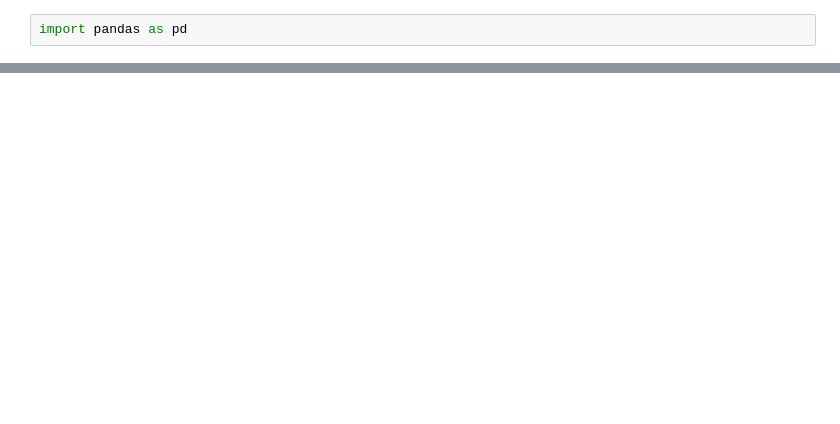
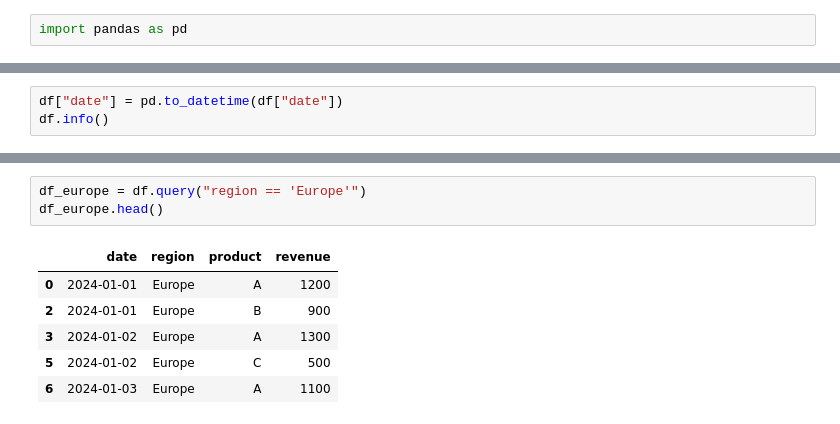
Before and after one commit to COWI-MI/notebooks, a Jupyter notebook: 1.example.ipynb, the cells around one changed output, grey strips where cells are left out. Drawn from its saved outputs; the diff is of its cells as text; blank space fills up the shorter version.

```diff
--- a/1.example.ipynb
+++ b/1.example.ipynb
@@ -7,0 +28,3 @@ FileNotFoundError: [Errno 2] No such file or directory: 'data/sales.csv'
+# %%
+df["date"] = pd.to_datetime(df["date"])
+df.info()
@@ -7,0 +43,10 @@ FileNotFoundError: [Errno 2] No such file or directory: 'data/sales.csv'
+# %%
+df_europe = df.query("region == 'Europe'")
+df_europe.head()
+# %% [output]
+|  | date | region | product | revenue |
+| 0 | 2024-01-01 | Europe | A | 1200 |
+| 2 | 2024-01-01 | Europe | B | 900 |
+| 3 | 2024-01-02 | Europe | A | 1300 |
+| 5 | 2024-01-02 | Europe | C | 500 |
+| 6 | 2024-01-03 | Europe | A | 1100 |
```
Also changed, not shown: parts of 7 cells of this notebook.
